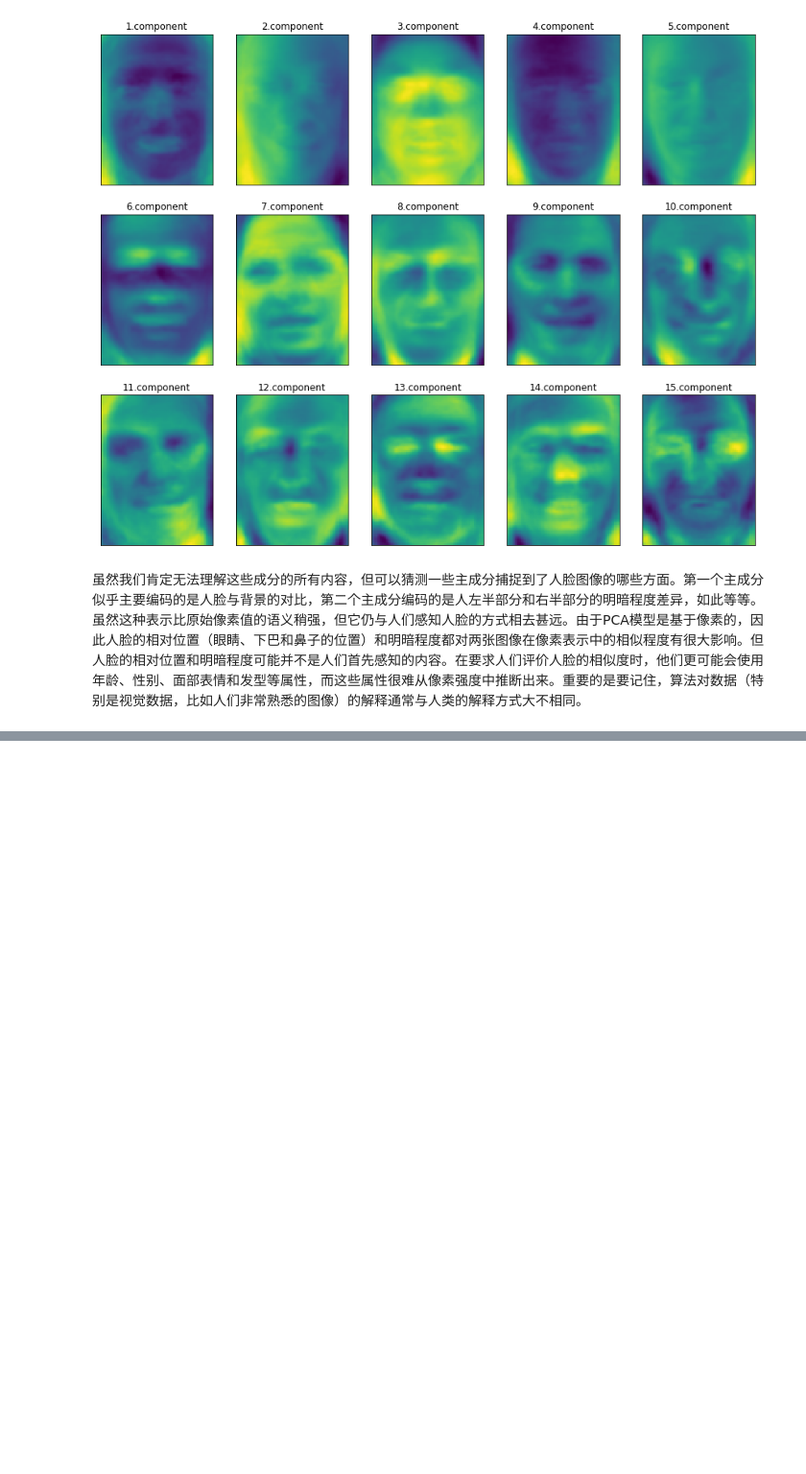
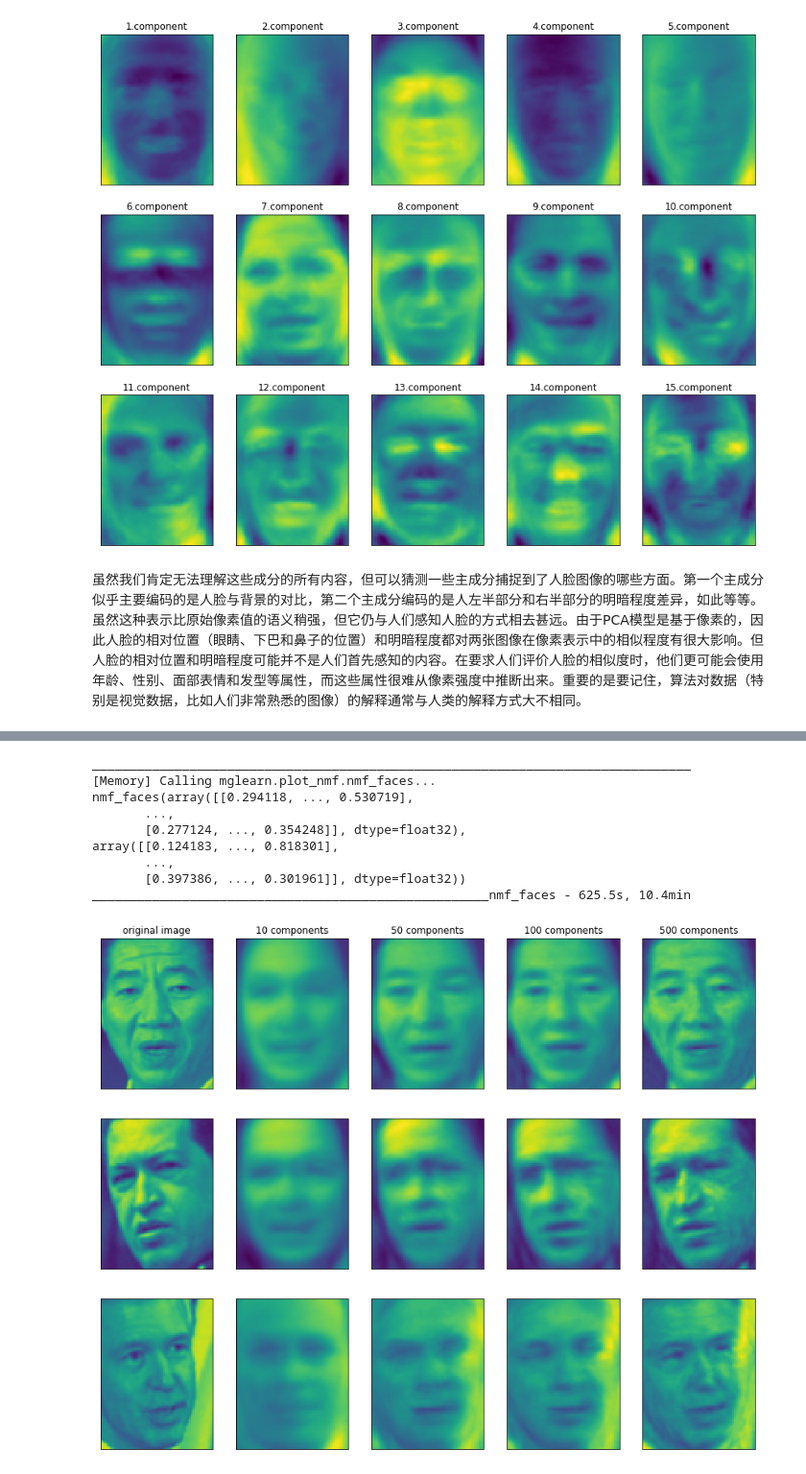
Before and after one commit to foragile/introduction_to_machine_learning_with_python, a Jupyter notebook: chapter03/无监督学习.ipynb, the cells around one changed output, grey strips where cells are left out. Shown at 96% size. Drawn from its saved outputs; the diff is of its cells as text; code cells hidden in the pictures; blank space fills up the shorter version.

```diff
--- a/chapter03/无监督学习.ipynb
+++ b/chapter03/无监督学习.ipynb
@@ -487,0 +509,13 @@ for i,(component,ax) in enumerate(zip(pca.components_,axes.ravel())):
+# %%
+mglearn.plots.plot_nmf_faces(X_train,X_test,image_shape)
+# %% [output]
+________________________________________________________________________________
+[Memory] Calling mglearn.plot_nmf.nmf_faces...
+nmf_faces(array([[0.294118, ..., 0.530719],
+       ...,
+       [0.277124, ..., 0.354248]], dtype=float32),
+array([[0.124183, ..., 0.818301],
+       ...,
+       [0.397386, ..., 0.301961]], dtype=float32))
+_____________________________________________________nmf_faces - 625.5s, 10.4min
+[figure, added]
```
Also changed, not shown: parts of 17 cells of this notebook, 3 other files.
